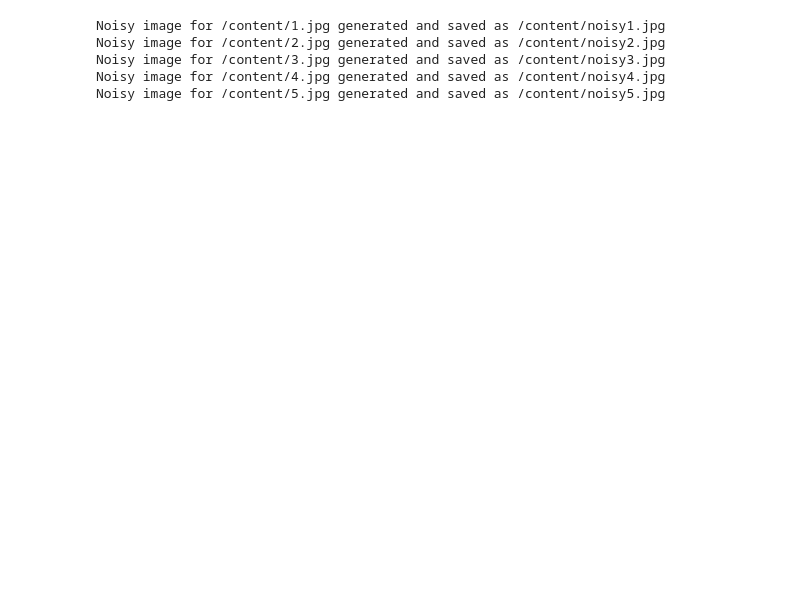
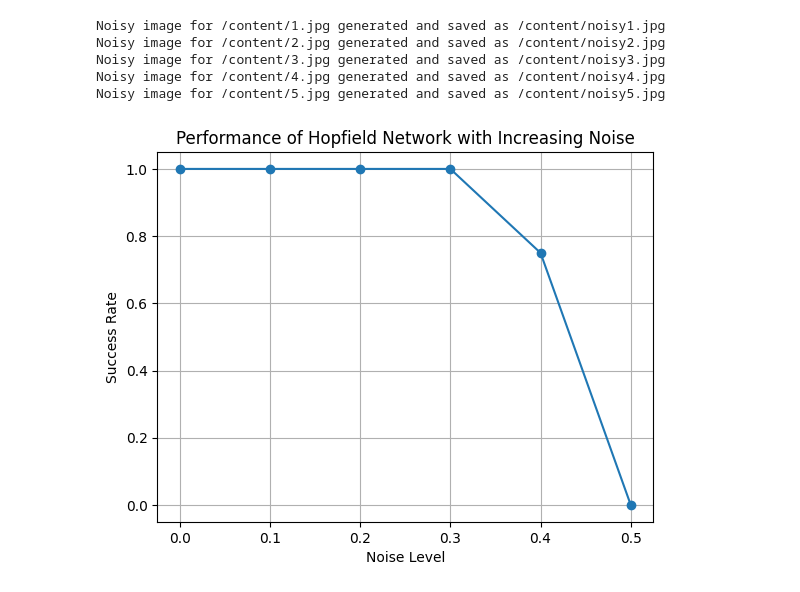
Before and after one commit to nimajr/MachineLearning2023, a Jupyter notebook: hw2/q3/HW2Q3.ipynb, the cells around one changed output. Drawn from its saved outputs; the diff is of its cells as text; code cells hidden in the pictures; blank space fills up the shorter version.

```diff
--- a/hw2/q3/HW2Q3.ipynb
+++ b/hw2/q3/HW2Q3.ipynb
@@ -132,3 +157,91 @@ Noisy image for /content/2.jpg generated and saved as /content/noisy2.jpg
 Noisy image for /content/3.jpg generated and saved as /content/noisy3.jpg
 Noisy image for /content/4.jpg generated and saved as /content/noisy4.jpg
 Noisy image for /content/5.jpg generated and saved as /content/noisy5.jpg
+# %%
+import numpy as np
+import matplotlib.pyplot as plt
+
+class HopfieldNetwork:
+    def __init__(self):
+        self.weights = None
+
+    def train(self, patterns):
+        """
+        Train the Hopfield network with given patterns.
+        Args:
+            patterns (numpy.ndarray): Patterns to store in the network.
+        """
+        num_neurons = patterns.shape[1]
+        self.weights = np.zeros((num_neurons, num_neurons))
+
+        # Hebbian learning rule
+        for p in patterns:
+            self.weights += np.outer(p, p)
+        np.fill_diagonal(self.weights, 0)  # No self-connections
+
+    def recall(self, pattern, steps=10):
+        """
+        Recall a pattern using the network.
+        Args:
+            pattern (numpy.ndarray): Input pattern.
+            steps (int): Number of steps to update the pattern.
+        Returns:
+            numpy.ndarray: Recalled pattern.
+        """
+        output = pattern.copy()
+        for _ in range(steps):
+            output = np.sign(self.weights @ output)
+        return output
+
+# Helper functions
+def generate_patterns(num_patterns, size):
+    """
+    Generate random binary patterns (-1, 1).
+    """
+    return np.random.choice([-1, 1], size=(num_patterns, size))
+
+def add_noise(pattern, noise_level):
+    """
+    Add noise to a pattern by flipping bits.
+    Args:
+        pattern (numpy.ndarray): Original pattern.
+        noise_level (float): Fraction of bits to flip.
+    Returns:
+        numpy.ndarray: Noisy pattern.
+    """
+    noisy = pattern.copy()
+    num_flips = int(noise_level * len(pattern))
+    flip_indices = np.random.choice(len(pattern), size=num_flips, replace=False)
+    noisy[flip_indices] *= -1
+    return noisy
+
+# Initialize parameters
+num_patterns = 4
+pattern_size = 100
+noise_levels = np.linspace(0, 0.5, 6)  # Noise levels from 0% to 50%
+
+# Generate patterns and train the network
+patterns = generate_patterns(num_patterns, pattern_size)
+network = HopfieldNetwork()
+network.train(patterns)
+
+# Test the network with noisy inputs
+success_rates = []
+for noise_level in noise_levels:
+    success_count = 0
+    for pattern in patterns:
+        noisy_pattern = add_noise(pattern, noise_level)
+        recalled_pattern = network.recall(noisy_pattern)
+        if np.array_equal(recalled_pattern, pattern):
+            success_count += 1
+    success_rates.append(success_count / num_patterns)
+
+# Plot results
+plt.plot(noise_levels, success_rates, marker='o')
+plt.title("Performance of Hopfield Network with Increasing Noise")
+plt.xlabel("Noise Level")
+plt.ylabel("Success Rate")
+plt.grid()
+plt.show()
+# %% [output]
+[figure, added]
```
Also changed, not shown: parts of 4 cells of this notebook.
